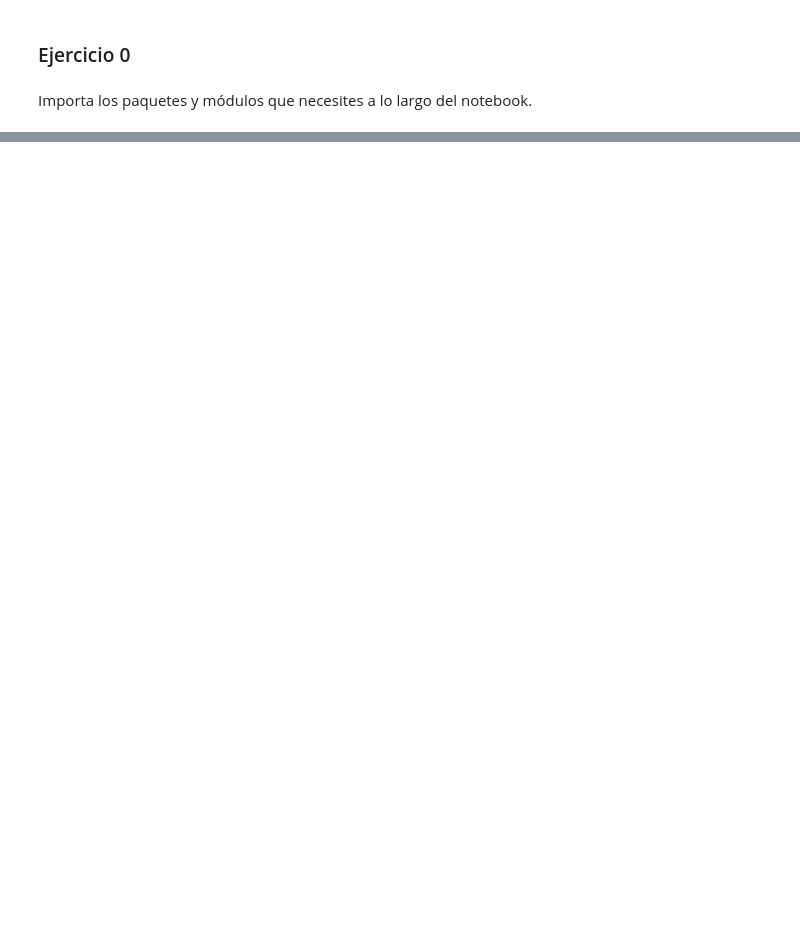
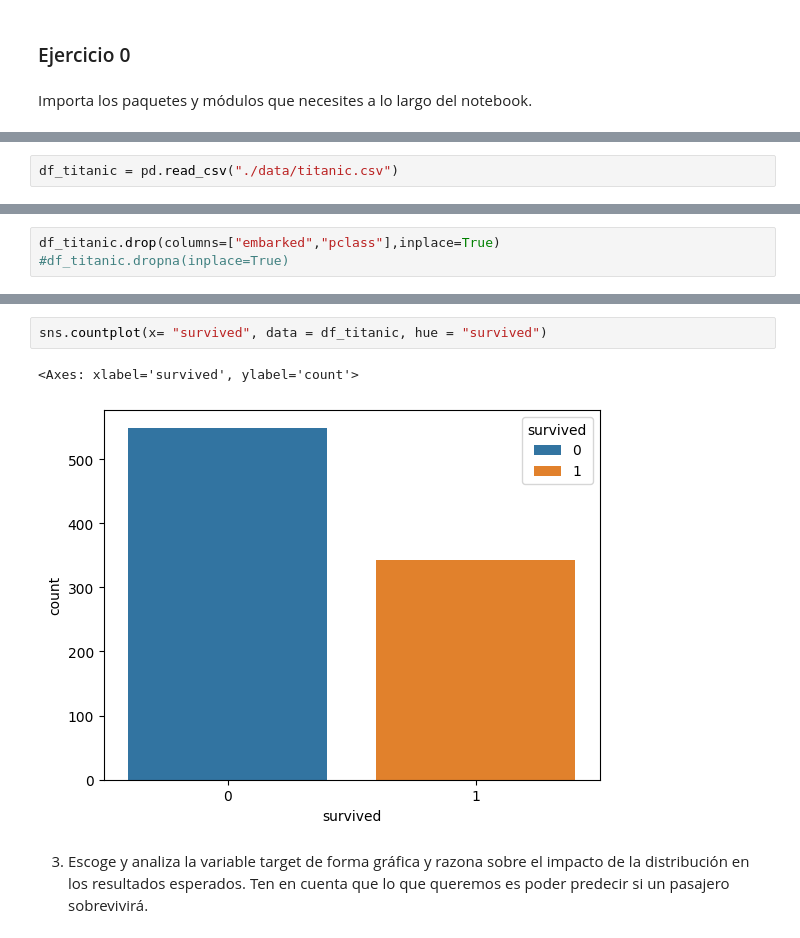
Before and after one commit to jorgegmayorgas/ONLINE_DS_THEBRIDGE_JORGE_GIMENEZ, a Jupyter notebook: 04_Machine_Learning/Sprint_12/Unidad_02/Practica_Obligatoria/18_Practica_Obligatoria_Clasificacion_y_Regresion_Logistica.ipynb, the cells around one changed output, grey strips where cells are left out. Saved outputs shown, nothing was run; the diff lists cells and outputs as text; blank space fills up the shorter version.

```diff
--- a/04_Machine_Learning/Sprint_12/Unidad_02/Practica_Obligatoria/18_Practica_Obligatoria_Clasificacion_y_Regresion_Logistica.ipynb
+++ b/04_Machine_Learning/Sprint_12/Unidad_02/Practica_Obligatoria/18_Practica_Obligatoria_Clasificacion_y_Regresion_Logistica.ipynb
@@ -15,0 +50,2 @@ Importa los paquetes y módulos que necesites a lo largo del notebook.
+# %%
+df_titanic = pd.read_csv("./data/titanic.csv")
@@ -15,0 +70,3 @@ Importa los paquetes y módulos que necesites a lo largo del notebook.
+# %%
+df_titanic.drop(columns=["embarked","pclass"],inplace=True)
+#df_titanic.dropna(inplace=True)
@@ -15,0 +131,7 @@ Importa los paquetes y módulos que necesites a lo largo del notebook.
+# %%
+sns.countplot(x= "survived", data = df_titanic, hue = "survived")
+# %% [output]
+<Axes: xlabel='survived', ylabel='count'>
+[figure, added]
+# %% [markdown]
+3. Escoge y analiza la variable target de forma gráfica y razona sobre el impacto de la distribución en los resultados esperados. Ten en cuenta que lo que queremos es poder predecir si un pasajero sobrevivirá.
```
Also changed, not shown: parts of 51 cells of this notebook, 1 other file.
